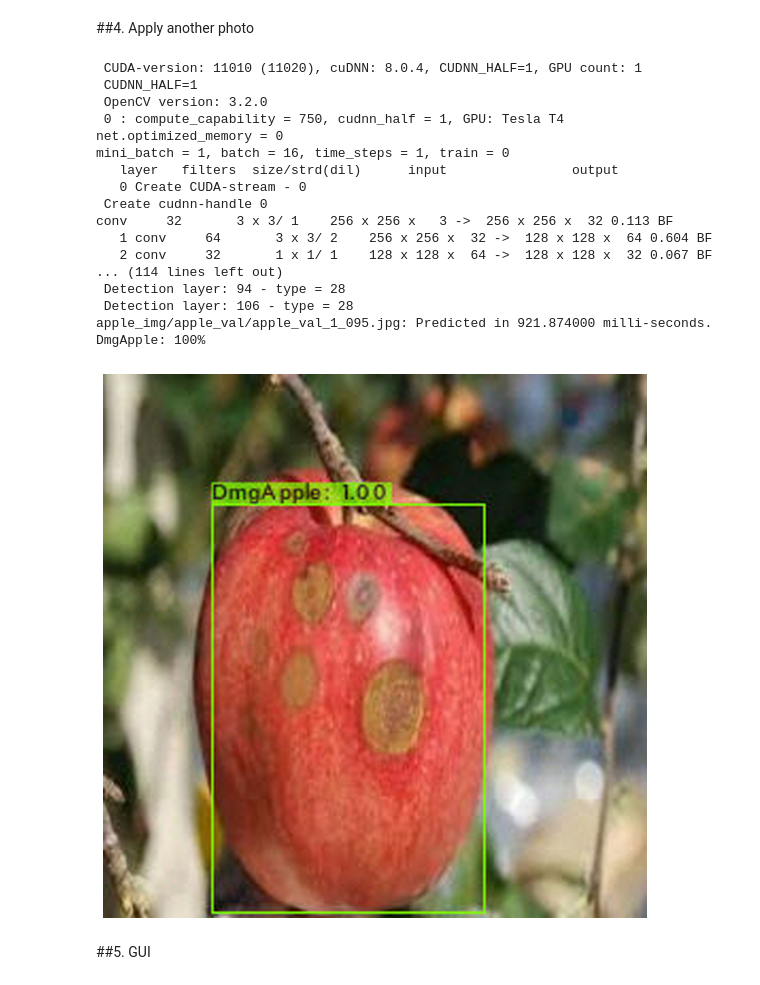
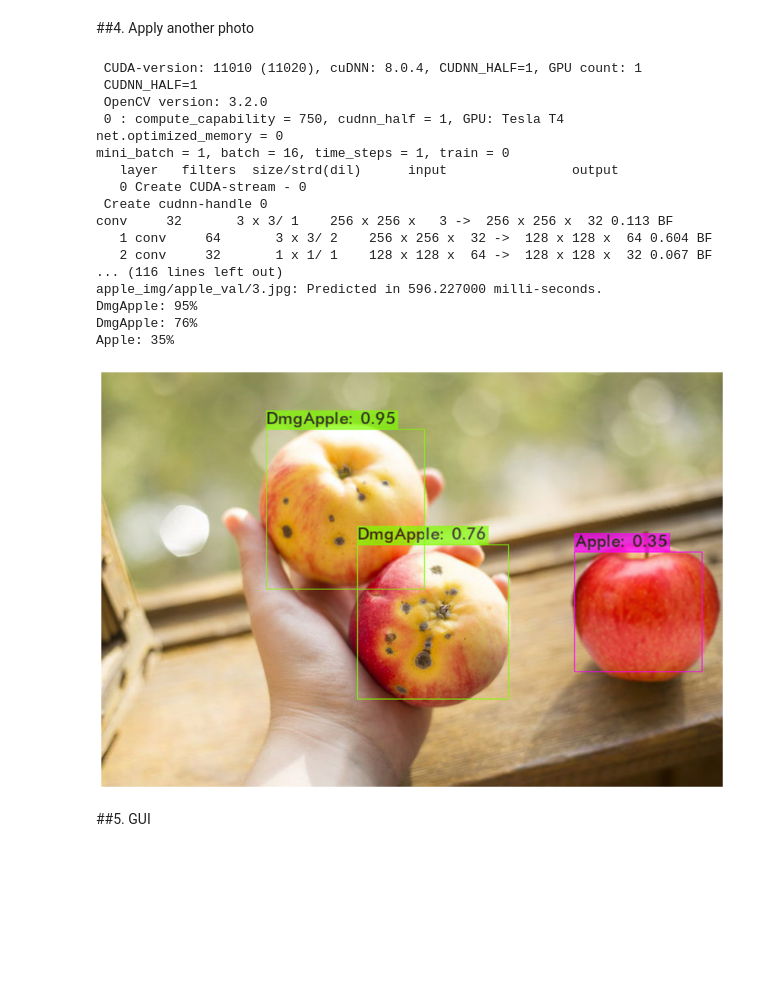
Before and after one commit to zaegeon/Project, a Jupyter notebook: code/Apple_Code_Arrange.ipynb, the cells around one changed output. Cells and saved outputs as stored; diff of their text form; code cells hidden in the pictures; blank space fills up the shorter version.

```diff
--- a/code/Apple_Code_Arrange.ipynb
+++ b/code/Apple_Code_Arrange.ipynb
@@ -889,28 +889,28 @@ DmgApple: 100%
 ##4. Apply another photo
 # %%
 !./darknet detector test custom/custom_data.data custom/custom-train-yolo.cfg \
-  backup/custom-train-yolo_final.weights apple_img/apple_val/apple_val_1_095.jpg -dont_show
+  backup/custom-train-yolo_final.weights apple_img/apple_val/3.jpg -dont_show
 
 imShow('predictions.jpg')
 # %% [output]
  CUDA-version: 11010 (11020), cuDNN: 8.0.4, CUDNN_HALF=1, GPU count: 1
  CUDNN_HALF=1
  OpenCV version: 3.2.0
  0 : compute_capability = 750, cudnn_half = 1, GPU: Tesla T4
 net.optimized_memory = 0
 mini_batch = 1, batch = 16, time_steps = 1, train = 0
    layer   filters  size/strd(dil)      input                output
    0 Create CUDA-stream - 0
  Create cudnn-handle 0
 conv     32       3 x 3/ 1    256 x 256 x   3 ->  256 x 256 x  32 0.113 BF
    1 conv     64       3 x 3/ 2    256 x 256 x  32 ->  128 x 128 x  64 0.604 BF
    2 conv     32       1 x 1/ 1    128 x 128 x  64 ->  128 x 128 x  32 0.067 BF
-... (114 lines left out)
- Detection layer: 94 - type = 28
- Detection layer: 106 - type = 28
-apple_img/apple_val/apple_val_1_095.jpg: Predicted in 921.874000 milli-seconds.
-DmgApple: 100%
+... (116 lines left out)
+apple_img/apple_val/3.jpg: Predicted in 596.227000 milli-seconds.
+DmgApple: 95%
+DmgApple: 76%
+Apple: 35%
-[figure, old version]
+[figure, new version]
 # %% [markdown]
 ##5. GUI
 # %% [markdown]
```
